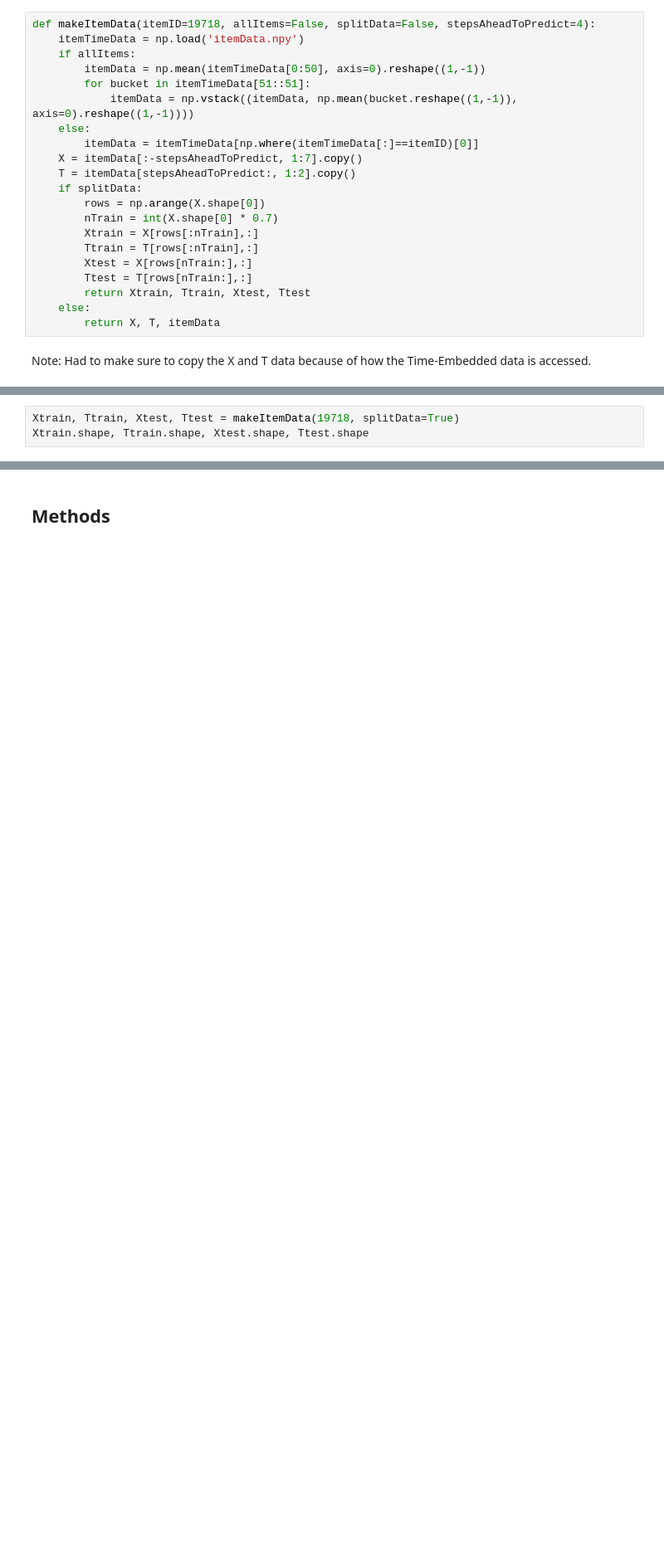
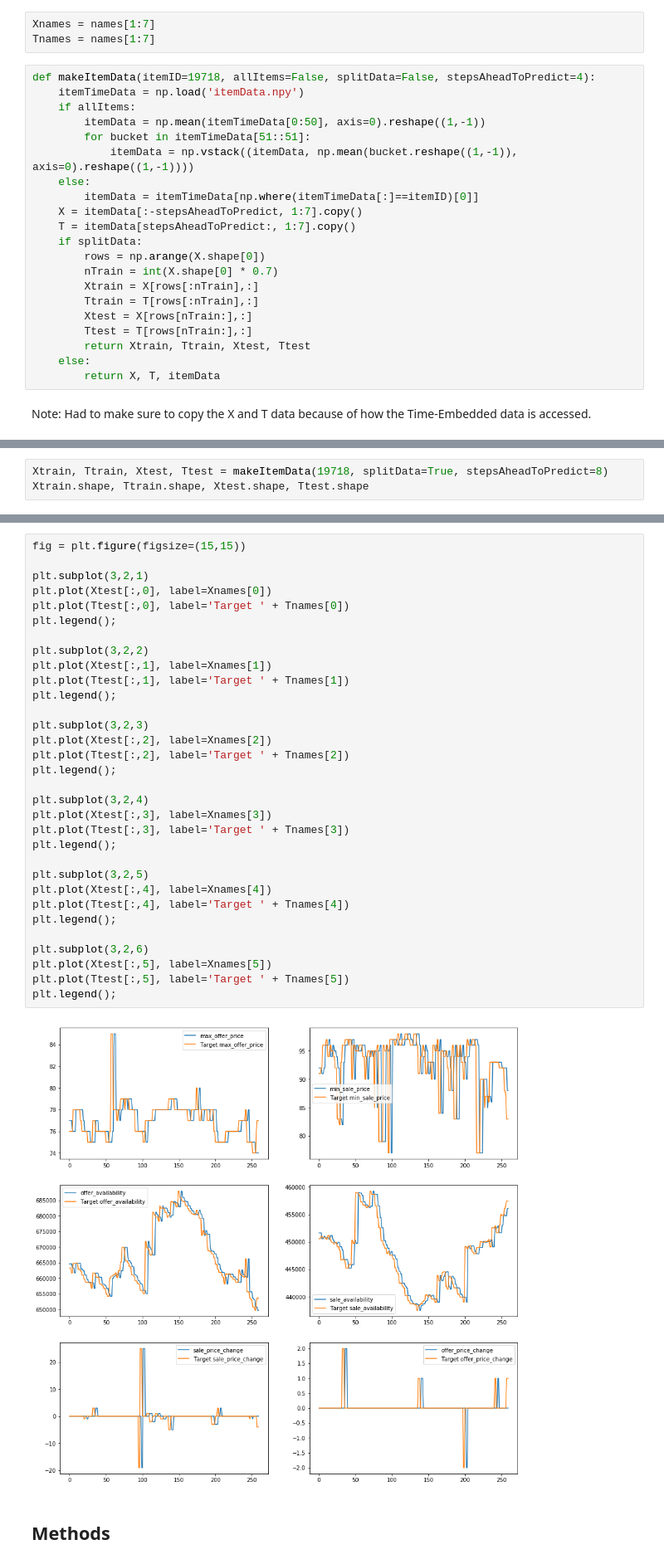
Before and after one commit to vicweeks/CS445-TermProject, a Jupyter notebook: TermProject.ipynb, the cells around one changed output, grey strips where cells are left out. Shown at 83% size. Drawn from its saved outputs; the diff is of its cells as text; blank space fills up the shorter version.

```diff
--- a/TermProject.ipynb
+++ b/TermProject.ipynb
@@ -31,5 +29,8 @@ itemTimeData.shape
 # %%
 names = ['item_id', 'max_offer_price', 'min_sale_price', 'offer_availability', 'sale_availability', 'sale_price_change', 'offer_price_change', 'year', 'month', 'day', 'hour', 'minute', 'second']
+# %%
+Xnames = names[1:7]
+Tnames = names[1:7]
 # %%
 def makeItemData(itemID=19718, allItems=False, splitData=False, stepsAheadToPredict=4):
     itemTimeData = np.load('itemData.npy')
@@ -40,7 +41,7 @@ def makeItemData(itemID=19718, allItems=False, splitData=False, stepsAheadToPred
     else:
         itemData = itemTimeData[np.where(itemTimeData[:]==itemID)[0]]
     X = itemData[:-stepsAheadToPredict, 1:7].copy()
-    T = itemData[stepsAheadToPredict:, 1:2].copy()
+    T = itemData[stepsAheadToPredict:, 1:7].copy()
     if splitData:
         rows = np.arange(X.shape[0])
         nTrain = int(X.shape[0] * 0.7)
@@ -62,4 +63,4 @@ Xtrain.shape, Ttrain.shape, Xtest.shape, Ttest.shape
 # %%
-Xtrain, Ttrain, Xtest, Ttest = makeItemData(19718, splitData=True)
+Xtrain, Ttrain, Xtest, Ttest = makeItemData(19718, splitData=True, stepsAheadToPredict=8)
 Xtrain.shape, Ttrain.shape, Xtest.shape, Ttest.shape
 # %% [output]
@@ -213,2 +68,36 @@ hiddens = [0, [1], [1, 1], [1, 1, 1], [1, 1, 1, 1], [1, 1, 1, 1, 1], [5], [5, 5]
+# %%
+fig = plt.figure(figsize=(15,15))
+
+plt.subplot(3,2,1)
+plt.plot(Xtest[:,0], label=Xnames[0])
+plt.plot(Ttest[:,0], label='Target ' + Tnames[0])
+plt.legend();
+
+plt.subplot(3,2,2)
+plt.plot(Xtest[:,1], label=Xnames[1])
+plt.plot(Ttest[:,1], label='Target ' + Tnames[1])
+plt.legend();
+
+plt.subplot(3,2,3)
+plt.plot(Xtest[:,2], label=Xnames[2])
+plt.plot(Ttest[:,2], label='Target ' + Tnames[2])
+plt.legend();
+
+plt.subplot(3,2,4)
+plt.plot(Xtest[:,3], label=Xnames[3])
+plt.plot(Ttest[:,3], label='Target ' + Tnames[3])
+plt.legend();
+
+plt.subplot(3,2,5)
+plt.plot(Xtest[:,4], label=Xnames[4])
+plt.plot(Ttest[:,4], label='Target ' + Tnames[4])
+plt.legend();
+
+plt.subplot(3,2,6)
+plt.plot(Xtest[:,5], label=Xnames[5])
+plt.plot(Ttest[:,5], label='Target ' + Tnames[5])
+plt.legend();
+# %% [output]
+[figure, added]
 # %% [markdown]
 ## Methods
```
Also changed, not shown: parts of 32 cells of this notebook, 2 other files.
